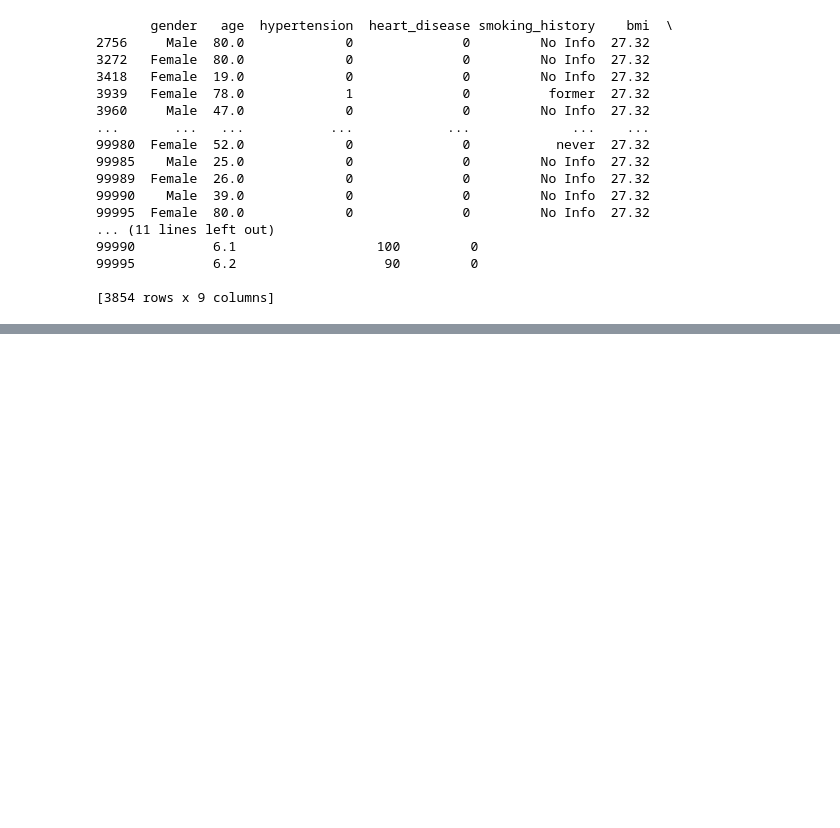
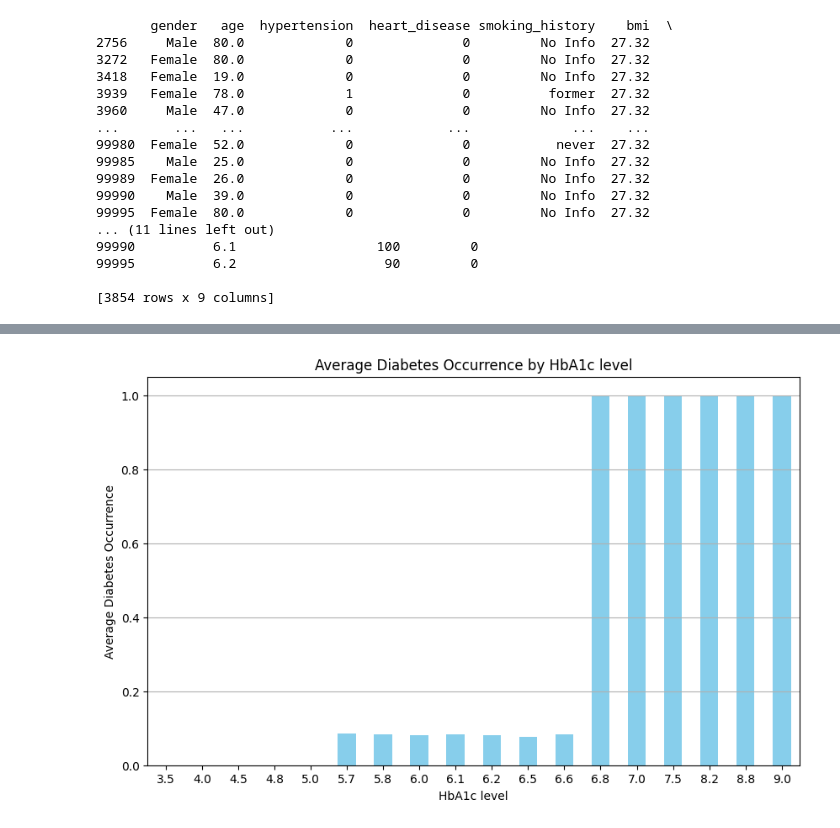
Before and after one commit to paulettepetracco/diabetes_predictive_analysis, a Jupyter notebook: analysis/script.ipynb, the cells around one changed output, grey strips where cells are left out. Cells and saved outputs as stored; diff of their text form; code cells hidden in the pictures; blank space fills up the shorter version.

```diff
--- a/analysis/script.ipynb
+++ b/analysis/script.ipynb
@@ -45,0 +259,19 @@ NameError: name 'data' is not defined
+# %%
+# Group the data by hba1c level and calculate the average diabetes occurrence for each hba1c level value
+avg_diabetes_by_hba1c = data.groupby('HbA1c_level')['diabetes'].mean()
+
+# Create a bar plot
+plt.figure(figsize=(10, 6))
+avg_diabetes_by_hba1c.plot(kind='bar', color='skyblue')
+
+# Set labels and title
+plt.xlabel('HbA1c level')
+plt.ylabel('Average Diabetes Occurrence')
+plt.title('Average Diabetes Occurrence by HbA1c level')
+
+# Show plot
+plt.grid(axis='y')
+plt.xticks(rotation=0)
+plt.show()
+# %% [output]
+[figure, added]
```
Also changed, not shown: parts of 23 cells of this notebook.
